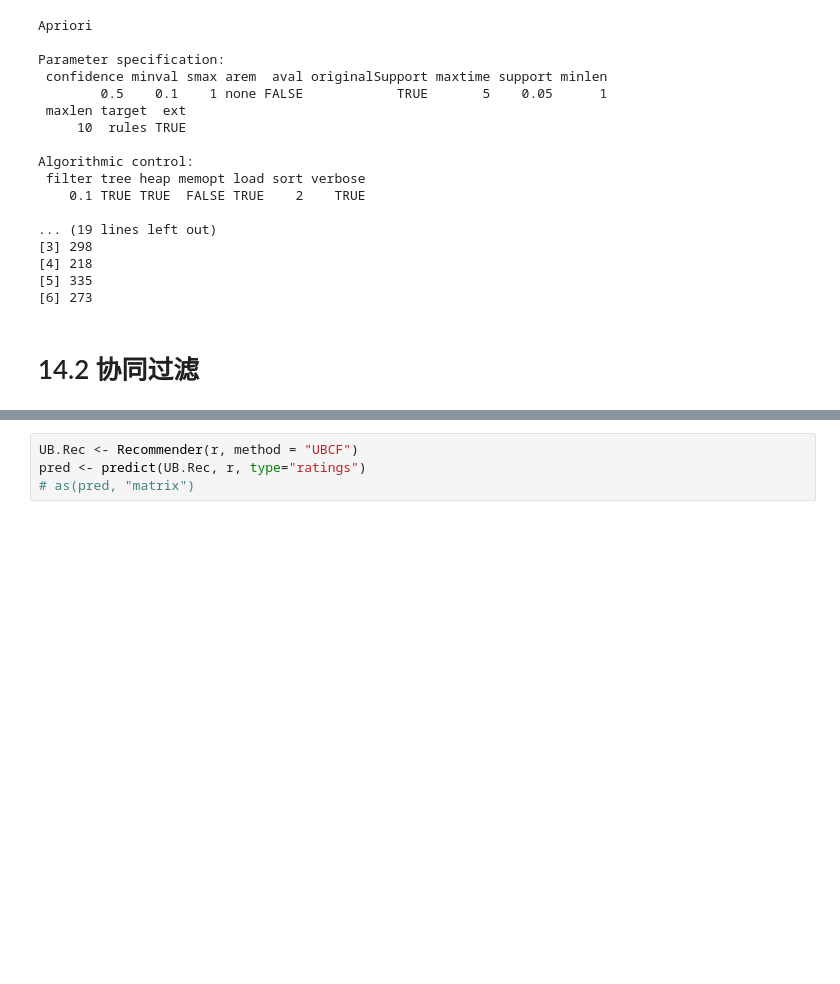
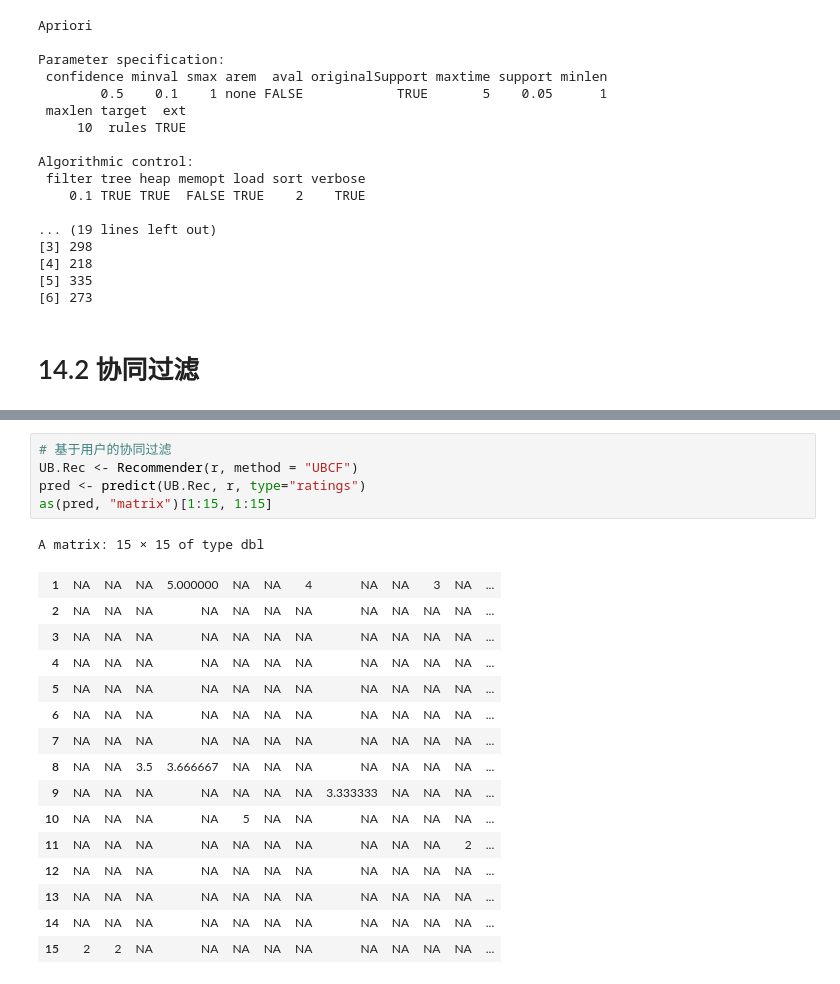
Before and after one commit to LinLangTianS/dev2, a Jupyter notebook: Code_r.ipynb, the cells around one changed output, grey strips where cells are left out. Saved outputs shown, nothing was run; the diff lists cells and outputs as text; blank space fills up the shorter version.

```diff
--- a/Code_r.ipynb
+++ b/Code_r.ipynb
@@ -118,4 +129,22 @@ image(r)
 # %%
+# 基于用户的协同过滤
 UB.Rec <- Recommender(r, method = "UBCF")
 pred <- predict(UB.Rec, r, type="ratings")
-# as(pred, "matrix")
+as(pred, "matrix")[1:15, 1:15]
+# %% [output]
+A matrix: 15 × 15 of type dbl
+| 1 | NA | NA | NA | 5.000000 | NA | NA | 4 | NA | NA | 3 | NA | ... |
+| 2 | NA | NA | NA | NA | NA | NA | NA | NA | NA | NA | NA | ... |
+| 3 | NA | NA | NA | NA | NA | NA | NA | NA | NA | NA | NA | ... |
+| 4 | NA | NA | NA | NA | NA | NA | NA | NA | NA | NA | NA | ... |
+| 5 | NA | NA | NA | NA | NA | NA | NA | NA | NA | NA | NA | ... |
+| 6 | NA | NA | NA | NA | NA | NA | NA | NA | NA | NA | NA | ... |
+| 7 | NA | NA | NA | NA | NA | NA | NA | NA | NA | NA | NA | ... |
+| 8 | NA | NA | 3.5 | 3.666667 | NA | NA | NA | NA | NA | NA | NA | ... |
+| 9 | NA | NA | NA | NA | NA | NA | NA | 3.333333 | NA | NA | NA | ... |
+| 10 | NA | NA | NA | NA | 5 | NA | NA | NA | NA | NA | NA | ... |
+| 11 | NA | NA | NA | NA | NA | NA | NA | NA | NA | NA | 2 | ... |
+| 12 | NA | NA | NA | NA | NA | NA | NA | NA | NA | NA | NA | ... |
+| 13 | NA | NA | NA | NA | NA | NA | NA | NA | NA | NA | NA | ... |
+| 14 | NA | NA | NA | NA | NA | NA | NA | NA | NA | NA | NA | ... |
+| 15 | 2 | 2 | NA | NA | NA | NA | NA | NA | NA | NA | NA | ... |
```
Also changed, not shown: parts of 4 cells of this notebook.
